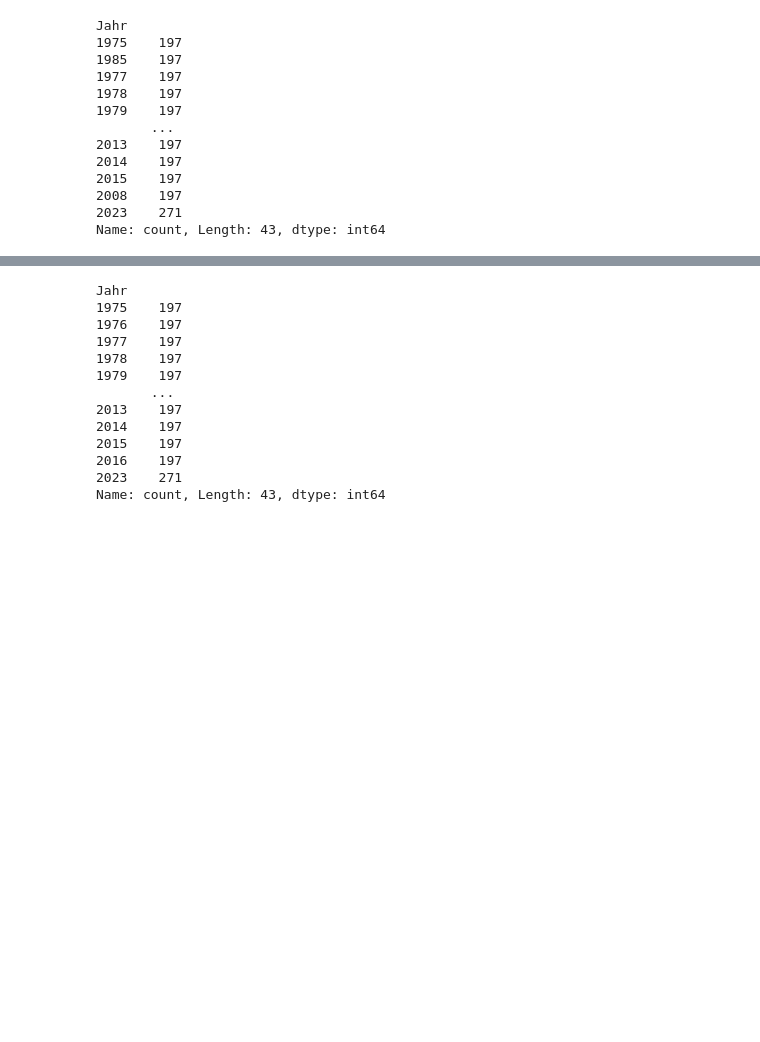
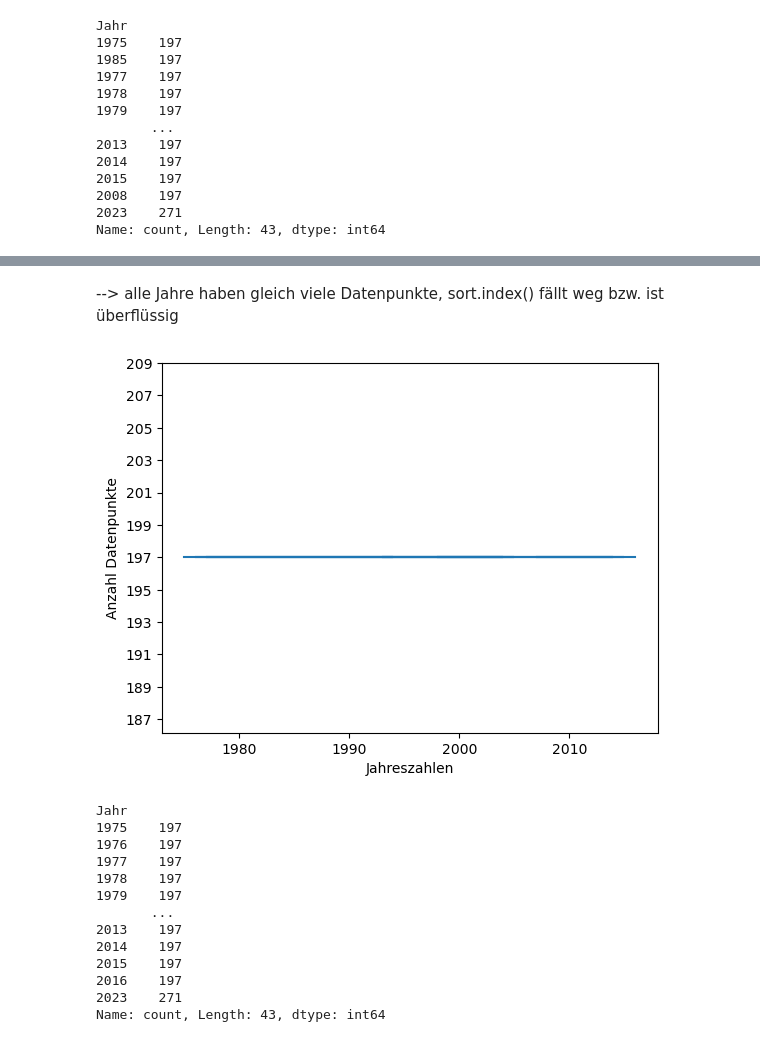
Before and after one commit to Hirnfresser/Leistungsnachweis_Phyton, a Jupyter notebook: Grundgerüst_Leistungsnachweis.ipynb, the cells around one changed output, grey strips where cells are left out. Cells and saved outputs as stored; diff of their text form; code cells hidden in the pictures; blank space fills up the shorter version.

```diff
--- a/Grundgerüst_Leistungsnachweis.ipynb
+++ b/Grundgerüst_Leistungsnachweis.ipynb
@@ -310,3 +371,7 @@ Jahr
 2008    197
 2023    271
 Name: count, Length: 43, dtype: int64
+# %%
+# 2.Datensatz
+Graph_6 = df_zsm['Jahr'].value_counts().sort_values()
+Graph_6
@@ -313 +392,15 @@ Name: count, Length: 43, dtype: int64
+# %% [markdown]
+--> alle Jahre haben gleich viele Datenpunkte, sort.index() fällt weg bzw. ist überflüssig
+# %%
+# 2.Datensatz
+Graph_6.plot(
+    kind = 'line',
+    ylabel ='Anzahl Datenpunkte',
+    xlabel ='Jahreszahlen'
+);
+
+odd_ticks = [y for y in range(186, 210) if y % 2 != 0]
+plt.yticks(odd_ticks);
+# %% [output]
+[figure, added]
 # %%
```
Also changed, not shown: parts of 45 cells of this notebook.
